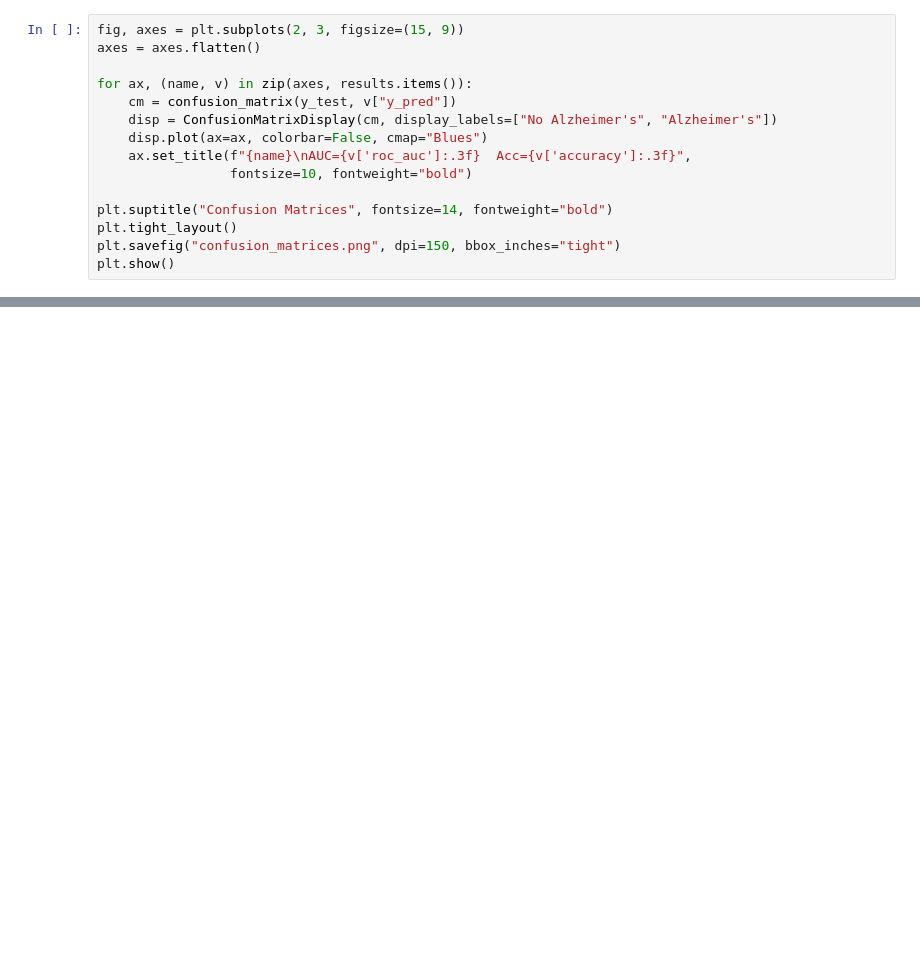
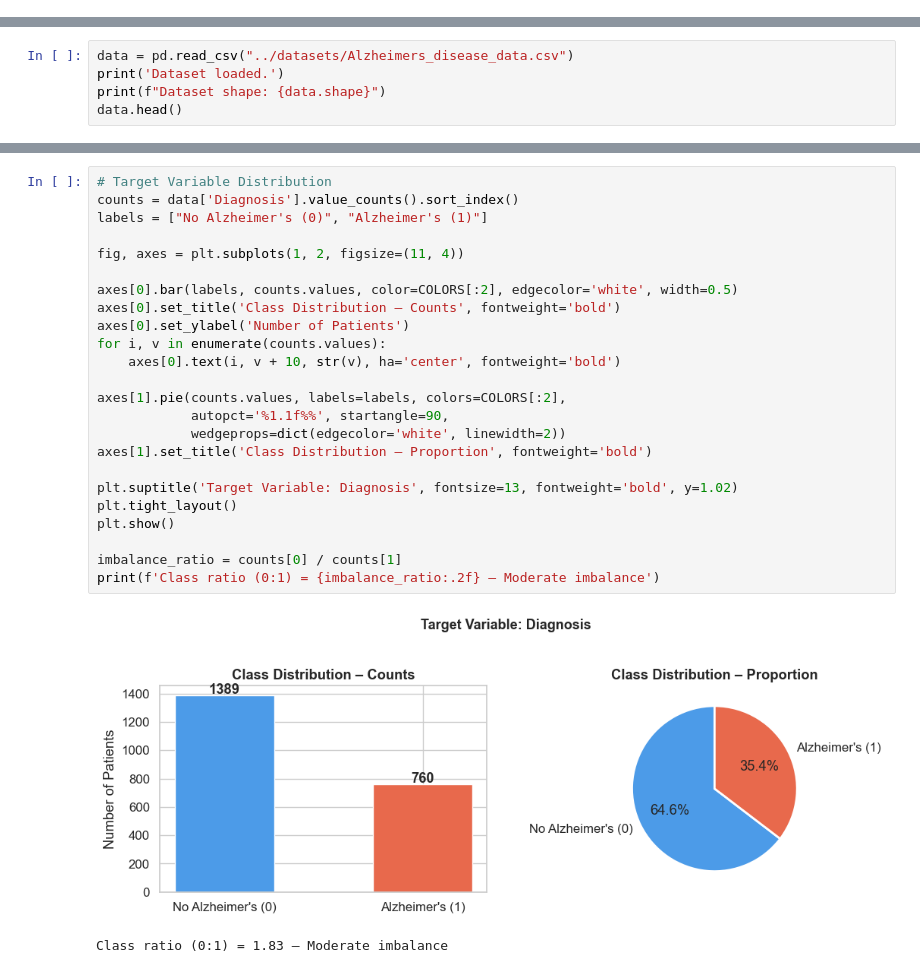
Before and after one commit to AnnikP/Cleaned-CPSC483-Final-Project, a Jupyter notebook: AlzheimerModel/alzheimers_ml_model.ipynb, the cells around one changed output, grey strips where cells are left out. Drawn from its saved outputs; the diff is of its cells as text; blank space fills up the shorter version.

```diff
--- a/AlzheimerModel/alzheimers_ml_model.ipynb
+++ b/AlzheimerModel/alzheimers_ml_model.ipynb
@@ -379,15 +0,0 @@ plt.show()
-# %%
-fig, axes = plt.subplots(2, 3, figsize=(15, 9))
-axes = axes.flatten()
-
-for ax, (name, v) in zip(axes, results.items()):
-    cm = confusion_matrix(y_test, v["y_pred"])
-    disp = ConfusionMatrixDisplay(cm, display_labels=["No Alzheimer's", "Alzheimer's"])
-    disp.plot(ax=ax, colorbar=False, cmap="Blues")
-    ax.set_title(f"{name}\nAUC={v['roc_auc']:.3f}  Acc={v['accuracy']:.3f}",
-                 fontsize=10, fontweight="bold")
-
-plt.suptitle("Confusion Matrices", fontsize=14, fontweight="bold")
-plt.tight_layout()
-plt.savefig("confusion_matrices.png", dpi=150, bbox_inches="tight")
-plt.show()
@@ -484,0 +41,5 @@ year={2024}
+# %%
+data = pd.read_csv("../datasets/Alzheimers_disease_data.csv")
+print('Dataset loaded.')
+print(f"Dataset shape: {data.shape}")
+data.head()
@@ -484,0 +135,27 @@ year={2024}
+# %%
+# Target Variable Distribution
+counts = data['Diagnosis'].value_counts().sort_index()
+labels = ["No Alzheimer's (0)", "Alzheimer's (1)"]
+
+fig, axes = plt.subplots(1, 2, figsize=(11, 4))
+
+axes[0].bar(labels, counts.values, color=COLORS[:2], edgecolor='white', width=0.5)
+axes[0].set_title('Class Distribution – Counts', fontweight='bold')
+axes[0].set_ylabel('Number of Patients')
+for i, v in enumerate(counts.values):
+    axes[0].text(i, v + 10, str(v), ha='center', fontweight='bold')
+
+axes[1].pie(counts.values, labels=labels, colors=COLORS[:2],
+            autopct='%1.1f%%', startangle=90,
+            wedgeprops=dict(edgecolor='white', linewidth=2))
+axes[1].set_title('Class Distribution – Proportion', fontweight='bold')
+
+plt.suptitle('Target Variable: Diagnosis', fontsize=13, fontweight='bold', y=1.02)
+plt.tight_layout()
+plt.show()
+
+imbalance_ratio = counts[0] / counts[1]
+print(f'Class ratio (0:1) = {imbalance_ratio:.2f} – Moderate imbalance')
+# %% [output]
+[figure, added]
+Class ratio (0:1) = 1.83 – Moderate imbalance
```
Also changed, not shown: parts of 68 cells of this notebook, 17 other files.
